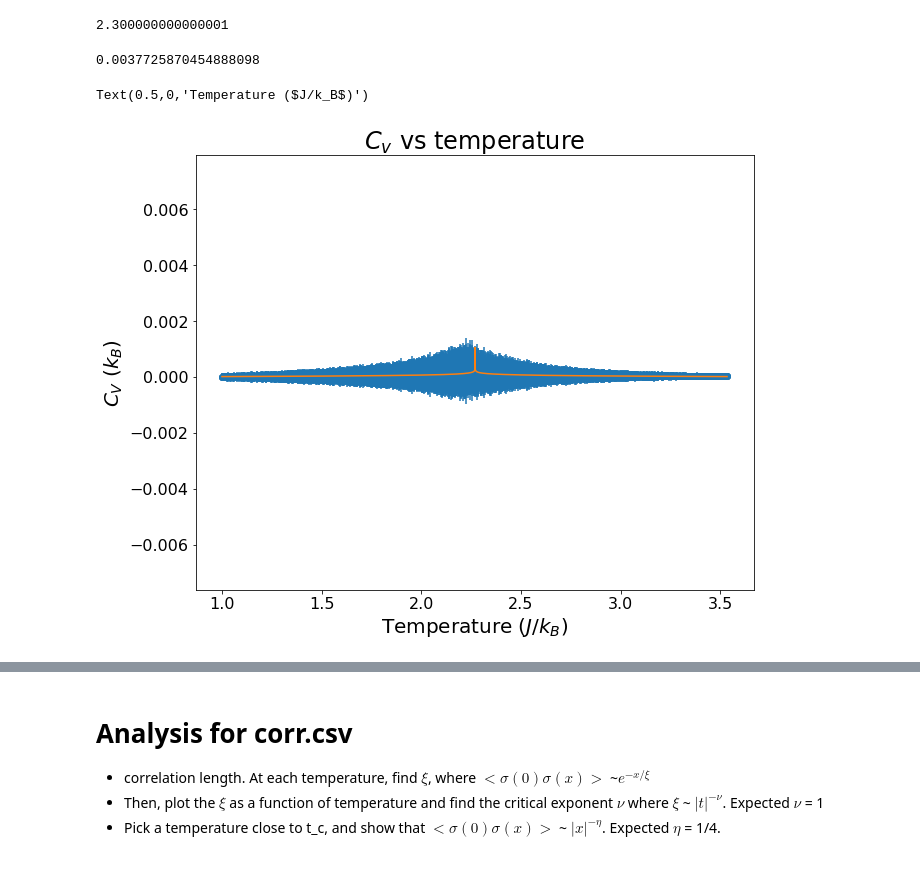
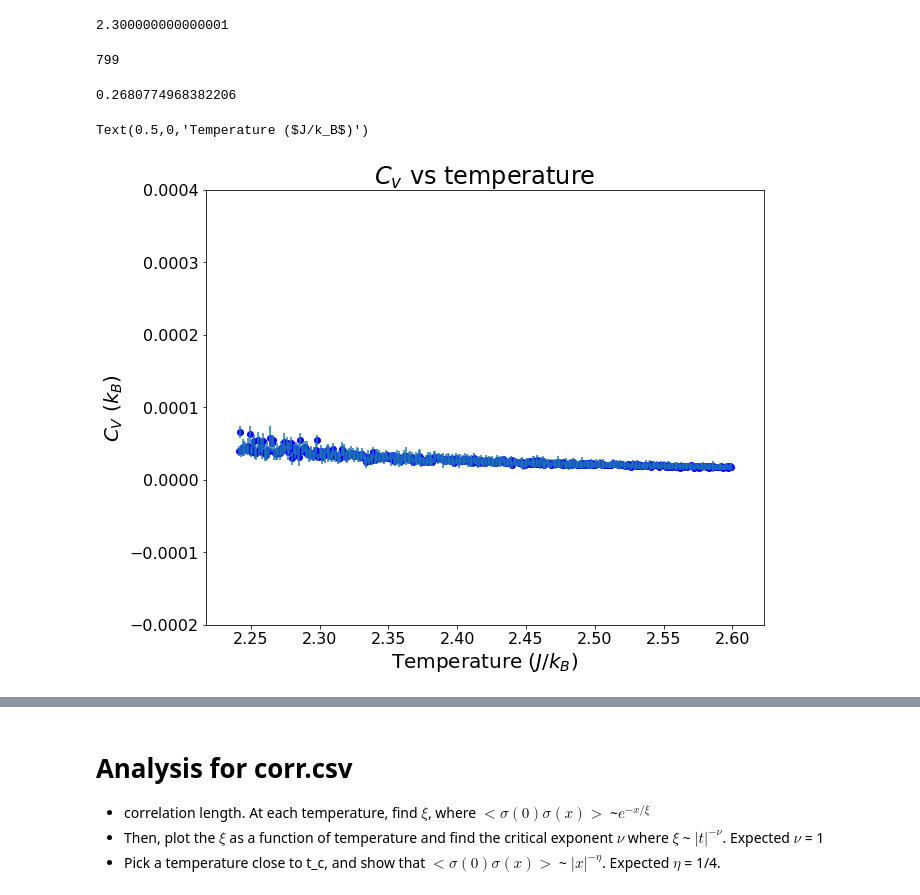
Before and after one commit to yx14/ising, a Jupyter notebook: ising-model-analysis-template.ipynb, the cells around one changed output, grey strips where cells are left out. Drawn from its saved outputs; the diff is of its cells as text; code cells hidden in the pictures.

```diff
--- a/ising-model-analysis-template.ipynb
+++ b/ising-model-analysis-template.ipynb
@@ -19,7 +19,7 @@ params = {'legend.fontsize': 'x-large',
          'ytick.labelsize':16}
 pylab.rcParams.update(params)
 
-filename = 'python_with_c/data/data_20180411-164705.csv'
+filename = 'python_with_c/data/data_20180419-175248.csv'
 
 data = np.genfromtxt(filename, delimiter=',', skip_header=4)
 data = sorted(data, key=itemgetter(0))
@@ -28,8 +28,10 @@ mag = np.array([i[1] for i in data])
 magstdev = np.array([i[2] for i in data])
 energy = np.array([i[3] for i in data])
 energystdev = np.array([i[4] for i in data])
-magstd2 = np.array([i[5] for i in data])
-energystd2 = np.array([i[6] for i in data])
+chi = np.array([i[5] for i in data])
+chi_stdev = np.array([i[6] for i in data])
+c_v = np.array([i[7] for i in data])
+c_v_stdev = np.array([i[8] for i in data])
 # %%
 '''
 #not multicore
@@ -123,12 +101,12 @@ temp[26]
 2.300000000000001
 # %%
 #fit for C_v and get critical exponent, alpha
-c_v = 1/(temp**2)*energystdev**2
-c_v_stdev = 1/(temp**2)*energystd2
+c_v2 = 1/(temp**2)*energystdev**2
+c_v_stdev2 = 1/(temp**2)*energystd2/1000**0.5
 #t_c found from M fit
-
+t_c = 2.23
 def cv_func(t, a):
-    t_c = 2.27
+    t_c = 2.23
     return a*np.log(np.abs((t - t_c)/t_c))
 
 #remove data point near crit temperature
@@ -137,23 +115,37 @@ def cv_func(t, a):
 #mag = np.delete(mag, 26)
 #magstdev = np.delete(magstdev, 26)
 params_cv = curve_fit(cv_func, temp, c_v)
+
+tempR = temp[440:] #temp[1240:1500] #165705
+c_vR = c_v[440:] #c_v[1240:1500]
+c_v_stdevR = c_v_stdev[440:]#c_v_stdev[1240:1500]
+params_cvR = curve_fit(cv_func, tempR, c_vR, sigma=1/c_v_stdevR, absolute_sigma=True)
+# %%
+len(temp)
+# %% [output]
+799
 # %%
 #chi^2 for fit. No error on alpha!!
 
-c_v_chi2 = 1/(len(c_v))*sum((cv_func(temp, params_cv[0][0]) - c_v)**2/(c_v_stdev**2))
+c_v_chi2R = 1/(len(c_vR))*sum((cv_func(tempR, params_cvR[0][0]) - c_vR)**2/(c_v_stdevR**2))
 
-print(c_v_chi2)
+print(c_v_chi2R)
 # %% [output]
-0.0037725870454888098
+0.2680774968382206
 # %%
 #C_v plotting
 
-plt.scatter(temp, c_v)
-plt.errorbar(temp, c_v, c_v_stdev, linestyle='None')
-plt.plot(temp, cv_func(temp, params_cv[0][0]))#[cv_func(i, params[0][0], params[0][1]) for i in temp])
+#only do above T_c
+
+fig, ax_cv = plt.subplots()
+
+ax_cv.scatter(tempR, c_vR, color='b')
+ax_cv.set_ylim([-0.0002, 0.0004])
+plt.errorbar(tempR, c_vR, c_v_stdevR, linestyle='None')
+#plt.plot(tempR, cv_func(tempR, params_cvR[0][0]))#[cv_func(i, params[0][0], params[0][1]) for i in temp])
 plt.title('$C_v$ vs temperature')
 plt.ylabel('$C_V$ ($k_B$)')
 plt.xlabel('Temperature ($J/k_B$)')
 # %% [output]
 Text(0.5,0,'Temperature ($J/k_B$)')
-[figure, old version]
+[figure, new version]
```
Also changed, not shown: parts of 16 cells of this notebook, 3 other files.
